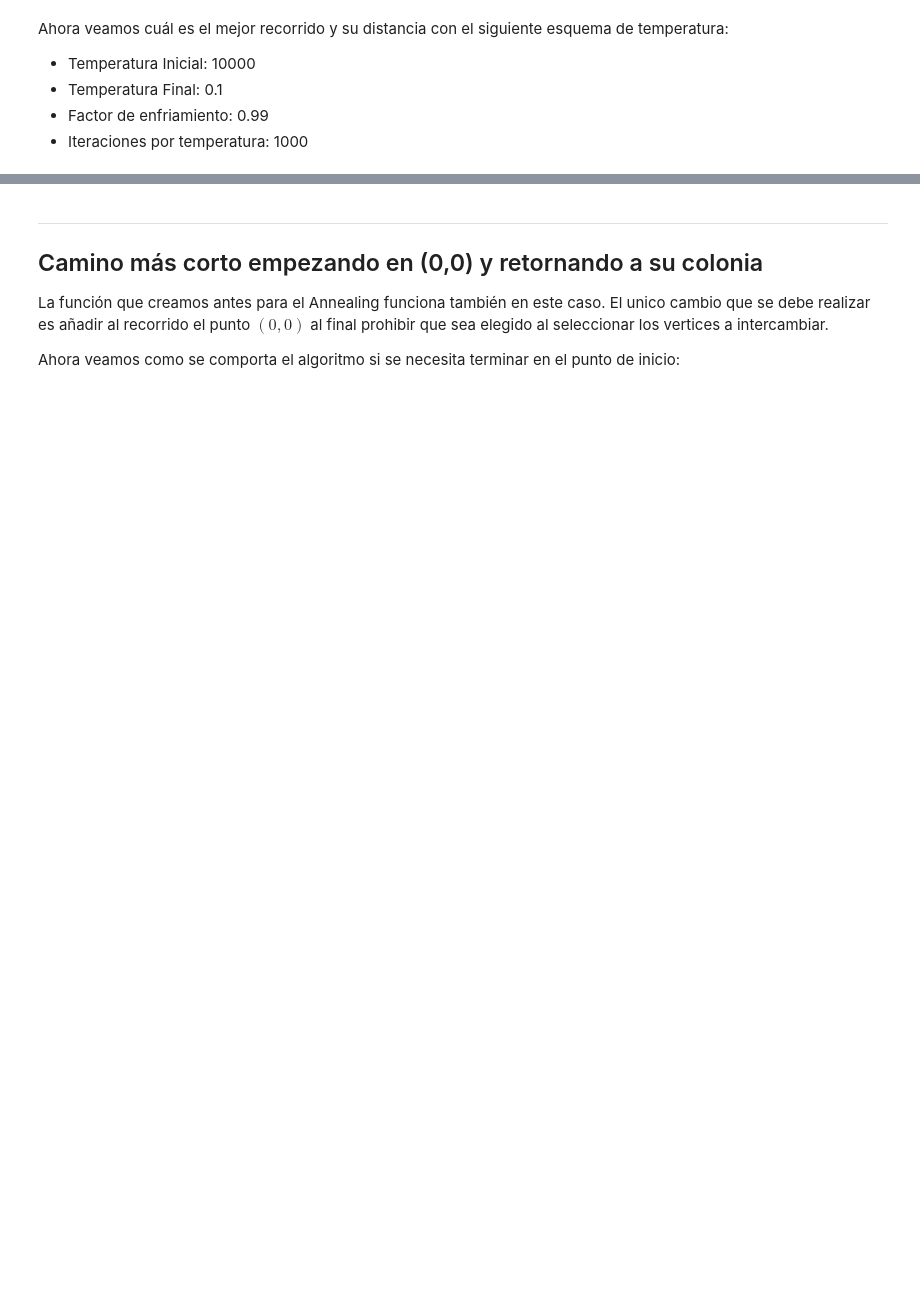
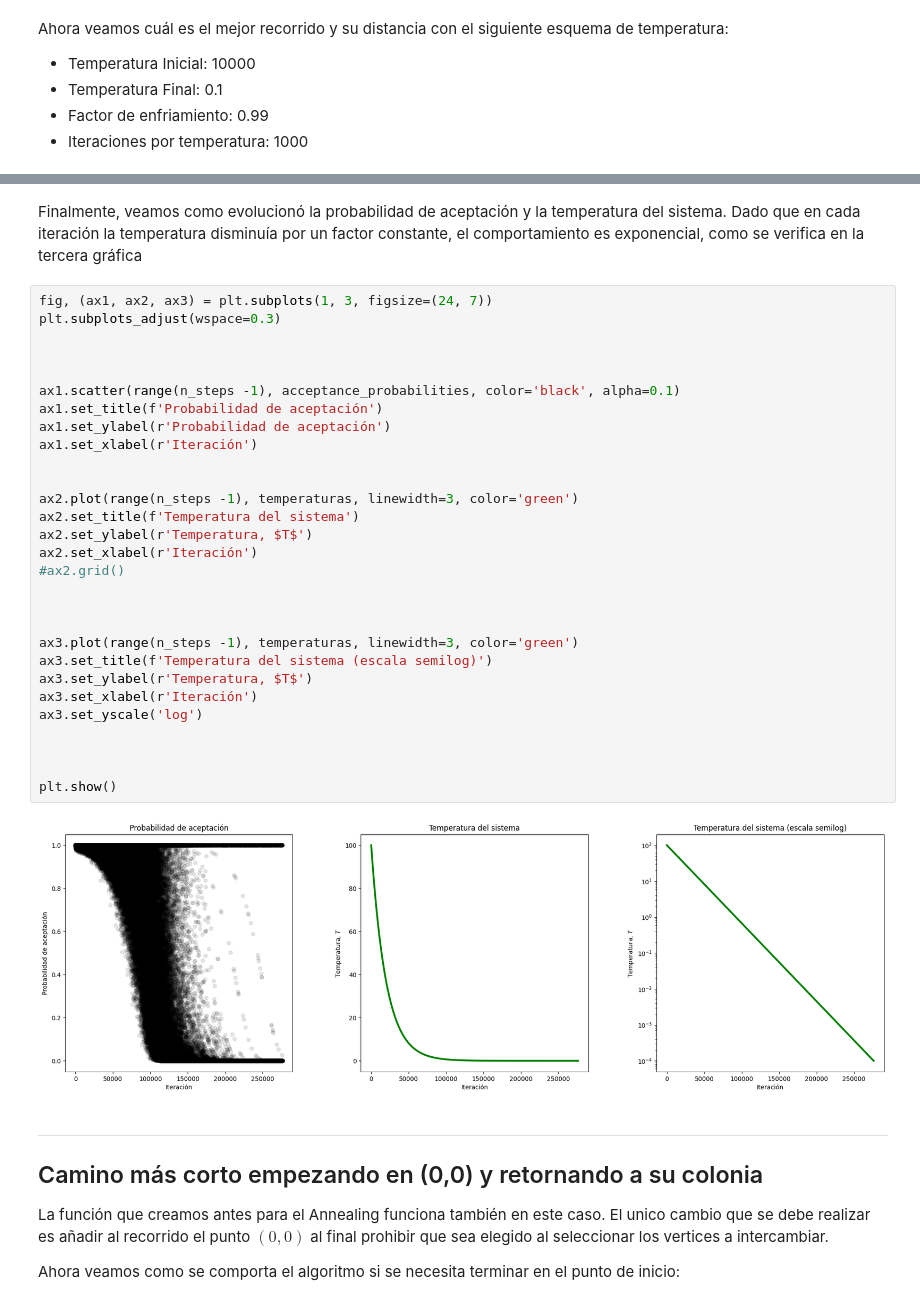
Before and after one commit to dangarciahe/Cadenas_de_Markov, a Jupyter notebook: Tarea_3.ipynb, the cells around one changed output, grey strips where cells are left out. Saved outputs shown, nothing was run; the diff lists cells and outputs as text; blank space fills up the shorter version.

```diff
--- a/Tarea_3.ipynb
+++ b/Tarea_3.ipynb
@@ -762,3 +776,36 @@ plt.show()
+# %% [markdown]
+Finalmente, veamos como evolucionó la probabilidad de aceptación y la temperatura del sistema. Dado que en cada iteración la temperatura disminuía por un factor constante, el comportamiento es exponencial, como se verifica en la tercera gráfica
+# %%
+fig, (ax1, ax2, ax3) = plt.subplots(1, 3, figsize=(24, 7))
+plt.subplots_adjust(wspace=0.3)
+
+
+
+ax1.scatter(range(n_steps -1), acceptance_probabilities, color='black', alpha=0.1)
+ax1.set_title(f'Probabilidad de aceptación')
+ax1.set_ylabel(r'Probabilidad de aceptación')
+ax1.set_xlabel(r'Iteración')
+
+
+ax2.plot(range(n_steps -1), temperaturas, linewidth=3, color='green')
+ax2.set_title(f'Temperatura del sistema')
+ax2.set_ylabel(r'Temperatura, $T$')
+ax2.set_xlabel(r'Iteración')
+#ax2.grid()
+
+
+
+ax3.plot(range(n_steps -1), temperaturas, linewidth=3, color='green')
+ax3.set_title(f'Temperatura del sistema (escala semilog)')
+ax3.set_ylabel(r'Temperatura, $T$')
+ax3.set_xlabel(r'Iteración')
+ax3.set_yscale('log')
+
+
+
+plt.show()
+# %% [output]
+[figure, added]
 # %% [markdown]
 ---
 ## Camino más corto empezando en (0,0) y retornando a su colonia
```
Also changed, not shown: parts of 15 cells of this notebook, 1 other file.
